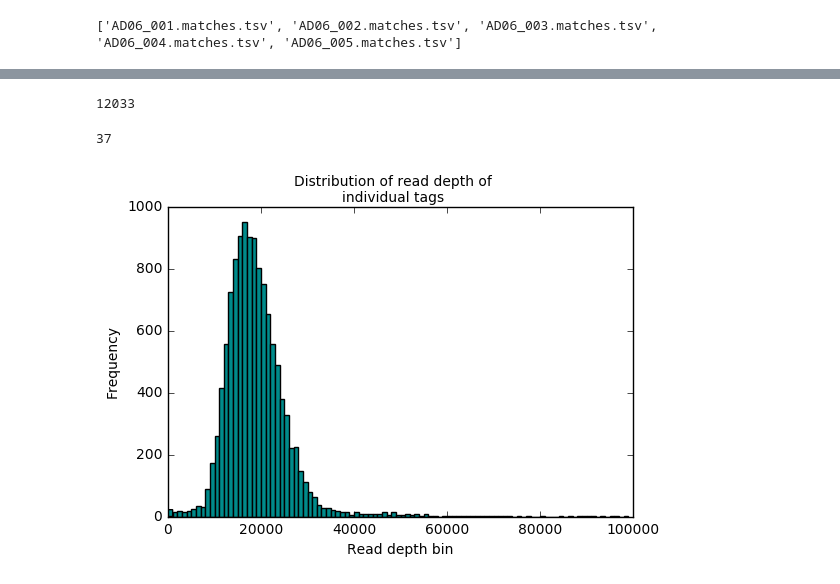
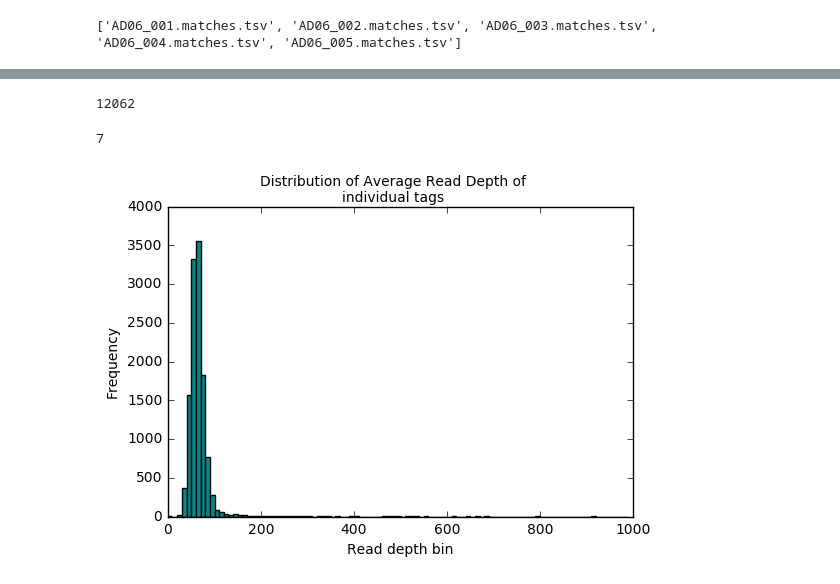
Before and after one commit to mfisher5/PCod-US-repo, a Jupyter notebook: notebooks/Stacks batch 1 - data visualization.ipynb, the cells around one changed output, grey strips where cells are left out. Drawn from its saved outputs; the diff is of its cells as text; code cells hidden in the pictures.

Commit message:
finish visualizations of read depth per locus

```diff
--- a/notebooks/Stacks batch 1 - data visualization.ipynb
+++ b/notebooks/Stacks batch 1 - data visualization.ipynb
@@ -450,6 +450,0 @@ locus_list[0:9]
-# %%
-count_list = []
-for locus in locus_list:
-    count = rd_dict[locus]
-    count_list.append(count)
-print count_list[0:9]
@@ -458 +457,16 @@ print count_list[0:9]
+# %%
+#take averages at each locus
+locus_list = rd_final_dict.keys()
+rd_avg_dict = {}
+for locus in locus_list:
+    newlist = rd_final_dict[locus]
+    average = float(sum(newlist))/float(len(newlist))
+    rd_avg_dict[locus] = average
+# %%
+#create a list of the read depth averages
+#by extracting values from dictionary
+count_list = []
+for locus in locus_list:
+    avg_reads = rd_avg_dict[locus]
+    count_list.append(avg_reads)
 # %%
@@ -469,24 +485,25 @@ plt.show()
 # %%
 plt.close()
 # %%
-count_less_100000 = [num for num in count_list if num < 100000]
+# subset data to focus on read depths less than 1000
+count_less_1000 = [num for num in count_list if num < 1000]
 # %%
 # what number of tags have a read depth of less than 100,000
-len(count_less_100000)
+len(count_less_1000)
 # %% [output]
-12033
+12062
 # %%
-# what number of tags have a read depth of greater than 100000
-len(count_list) - len(count_less_100000)
+# what number of tags have a read depth of greater than 1000
+len(count_list) - len(count_less_1000)
 # %% [output]
-37
+7
 # %%
-plt.hist(count_less_100000, bins = np.arange(0,100000, 1000),color = "darkcyan")
+plt.hist(count_less_1000, bins = np.arange(0,1000, 10),color = "darkcyan")
 plt.xlabel("Read depth bin")
 plt.ylabel("Frequency")
-plt.suptitle("Distribution of read depth of\nindividual tags")
+plt.suptitle("Distribution of Average Read Depth of\nindividual tags")
 plt.show()
 # %% [output]
-[figure, old version]
+[figure, new version]
 # %%
 plt.close()
```
Also changed, not shown: parts of 12 cells of this notebook.
